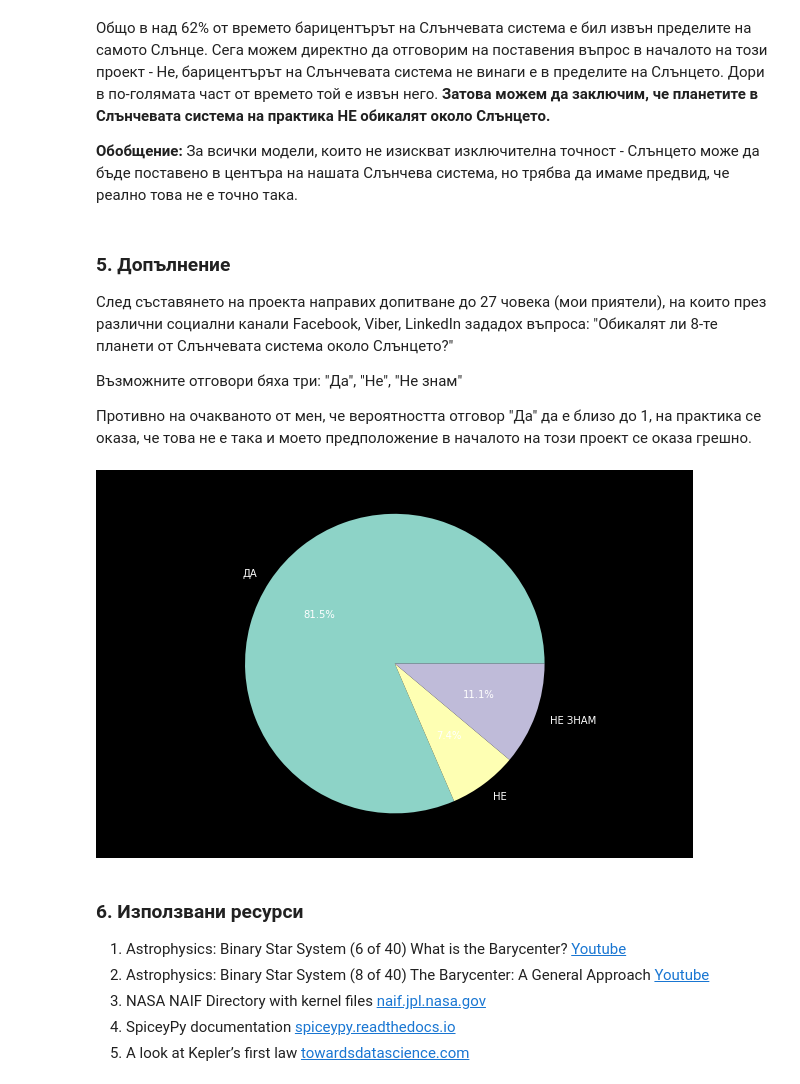
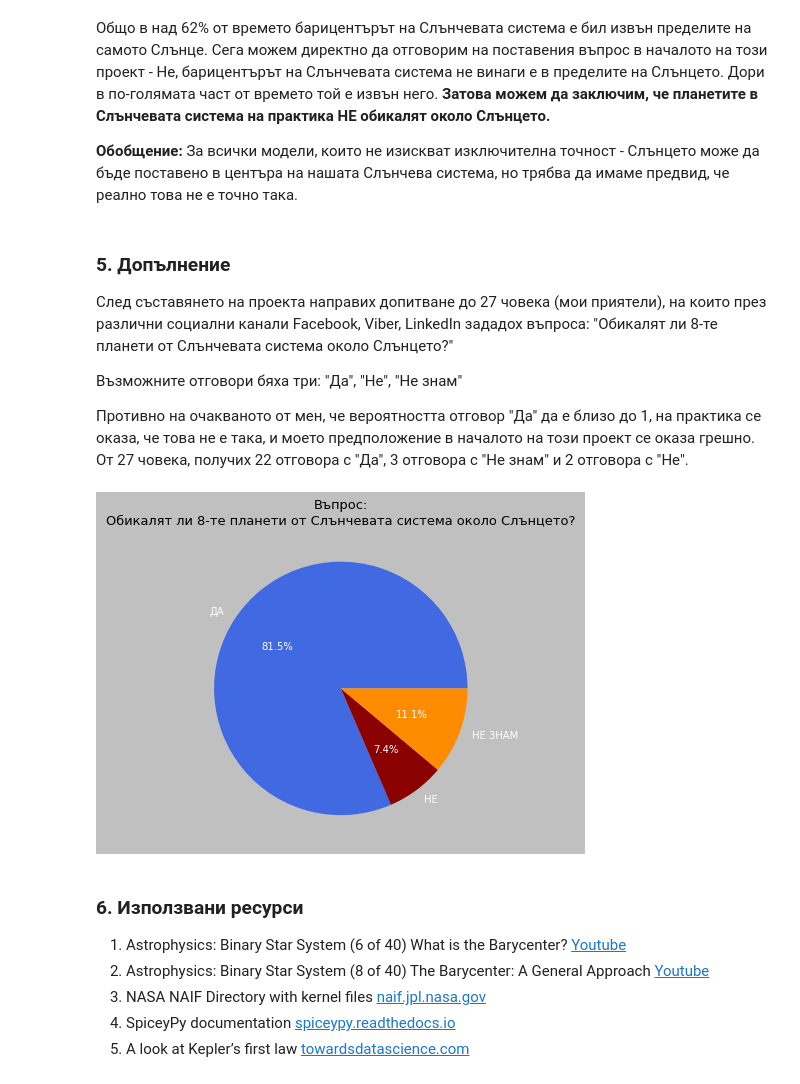
Before and after one commit to kalinpetrovbg/SoftUni-Machine-Learning, a Jupyter notebook: Math Concepts/Exam/project-solar-system-barycenter.ipynb, the cells around one changed output. Cells and saved outputs as stored; diff of their text form; code cells hidden in the pictures.

```diff
--- a/Math Concepts/Exam/project-solar-system-barycenter.ipynb
+++ b/Math Concepts/Exam/project-solar-system-barycenter.ipynb
@@ -235,17 +235,20 @@ Days the barycenter is outside the Sun: 62.46666666666667 %
 
 Възможните отговори бяха три: "Да", "Не", "Не знам"
 
-Противно на очакваното от мен, че вероятността отговор "Да" да е близо до 1, на практика се оказа, че това не е така и моето предположение в началото на този проект се оказа грешно.
+Противно на очакваното от мен, че вероятността отговор "Да" да е близо до 1, на практика се оказа, че това не е така, и моето предположение в началото на този проект се оказа грешно. От 27 човека, получих 22 отговора с "Да", 3 отговора с "Не знам" и 2 отговора с "Не".
 # %%
 fig = plt.figure()
-ax = fig.add_axes([0,0,1.35,1.3])
+fig.set_facecolor('silver')
+ax = fig.add_axes([0,0,1.1,1.1])
 ax.axis('equal')
-langs = ['ДА', 'НЕ', 'НЕ ЗНАМ',]
-students = [22,2,3]
-ax.pie(students, labels = langs,autopct='%1.1f%%')
+ax.set_title('Въпрос:\nОбикалят ли 8-те планети от Слънчевата система около Слънцето?', color="black", fontsize="13")
+answers = ['ДА', 'НЕ', 'НЕ ЗНАМ']
+people = [22,2,3]
+col = ['royalblue', 'darkred', 'darkorange']
+ax.pie(people, labels = answers, colors = col, autopct='%1.1f%%')
 plt.show()
 # %% [output]
-[figure, old version]
+[figure, new version]
 # %% [markdown]
 ### 6. Използвани ресурси
 
```
Also changed, not shown: parts of 1 cell of this notebook.
